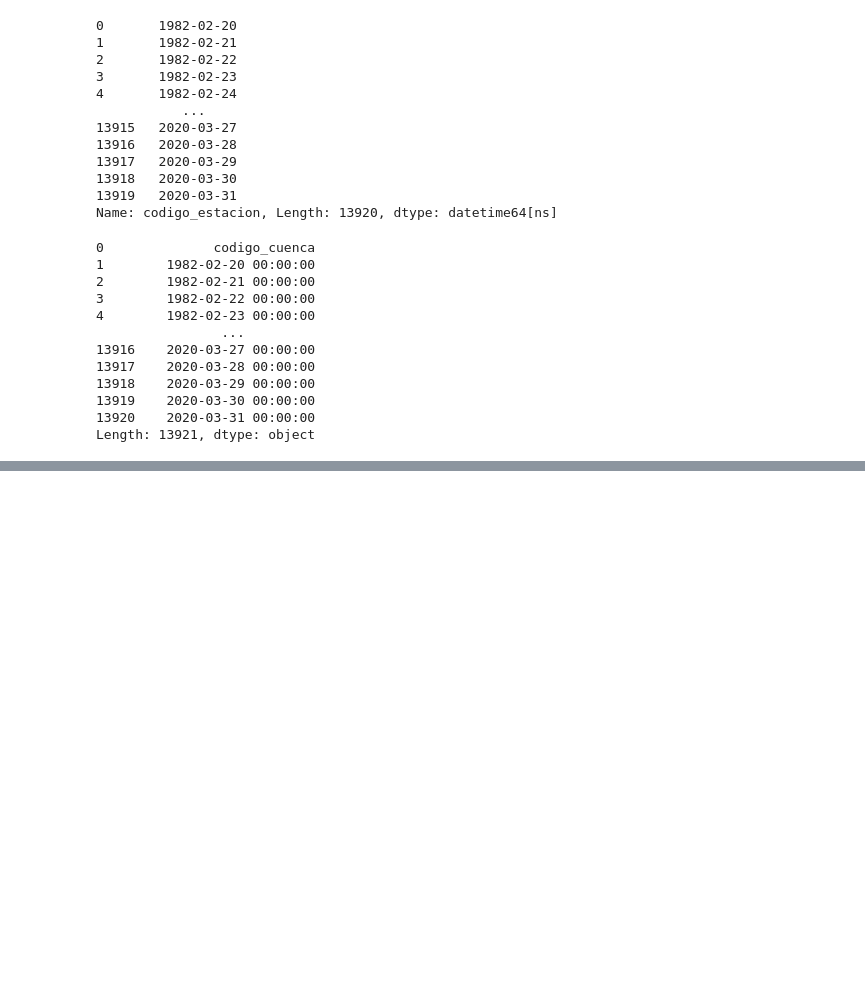
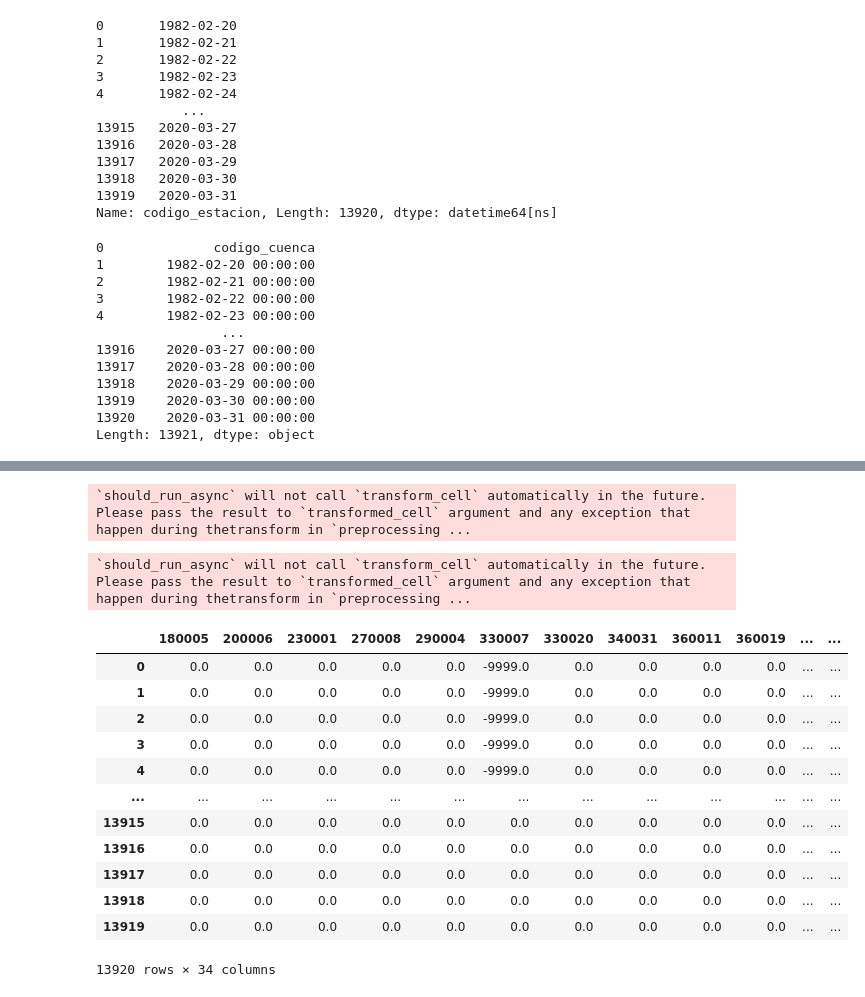
Before and after one commit to Diegogp95/mineria, a Jupyter notebook: Test_Mineria_Datos.ipynb, the cells around one changed output, grey strips where cells are left out. Cells and saved outputs as stored; diff of their text form; code cells hidden in the pictures; blank space fills up the shorter version.

```diff
--- a/Test_Mineria_Datos.ipynb
+++ b/Test_Mineria_Datos.ipynb
@@ -850,0 +839,21 @@ df_sin_columna2
+# %%
+selected_data = df_data.iloc[:, 846:880].copy()
+# %% [output]
+`should_run_async` will not call `transform_cell` automatically in the future. Please pass the result to `transformed_cell` argument and any exception that happen during thetransform in `preprocessing ...
+# %%
+selected_data
+# %% [output]
+`should_run_async` will not call `transform_cell` automatically in the future. Please pass the result to `transformed_cell` argument and any exception that happen during thetransform in `preprocessing ...
+|  | 180005 | 200006 | 230001 | 270008 | 290004 | 330007 | 330020 | 340031 | 360011 | 360019 | ... | ... |
+| 0 | 0.0 | 0.0 | 0.0 | 0.0 | 0.0 | -9999.0 | 0.0 | 0.0 | 0.0 | 0.0 | ... | ... |
+| 1 | 0.0 | 0.0 | 0.0 | 0.0 | 0.0 | -9999.0 | 0.0 | 0.0 | 0.0 | 0.0 | ... | ... |
+| 2 | 0.0 | 0.0 | 0.0 | 0.0 | 0.0 | -9999.0 | 0.0 | 0.0 | 0.0 | 0.0 | ... | ... |
+| 3 | 0.0 | 0.0 | 0.0 | 0.0 | 0.0 | -9999.0 | 0.0 | 0.0 | 0.0 | 0.0 | ... | ... |
+| 4 | 0.0 | 0.0 | 0.0 | 0.0 | 0.0 | -9999.0 | 0.0 | 0.0 | 0.0 | 0.0 | ... | ... |
+| ... | ... | ... | ... | ... | ... | ... | ... | ... | ... | ... | ... | ... |
+| 13915 | 0.0 | 0.0 | 0.0 | 0.0 | 0.0 | 0.0 | 0.0 | 0.0 | 0.0 | 0.0 | ... | ... |
+| 13916 | 0.0 | 0.0 | 0.0 | 0.0 | 0.0 | 0.0 | 0.0 | 0.0 | 0.0 | 0.0 | ... | ... |
+| 13917 | 0.0 | 0.0 | 0.0 | 0.0 | 0.0 | 0.0 | 0.0 | 0.0 | 0.0 | 0.0 | ... | ... |
+| 13918 | 0.0 | 0.0 | 0.0 | 0.0 | 0.0 | 0.0 | 0.0 | 0.0 | 0.0 | 0.0 | ... | ... |
+| 13919 | 0.0 | 0.0 | 0.0 | 0.0 | 0.0 | 0.0 | 0.0 | 0.0 | 0.0 | 0.0 | ... | ... |
+13920 rows × 34 columns
```
Also changed, not shown: parts of 20 cells of this notebook.
